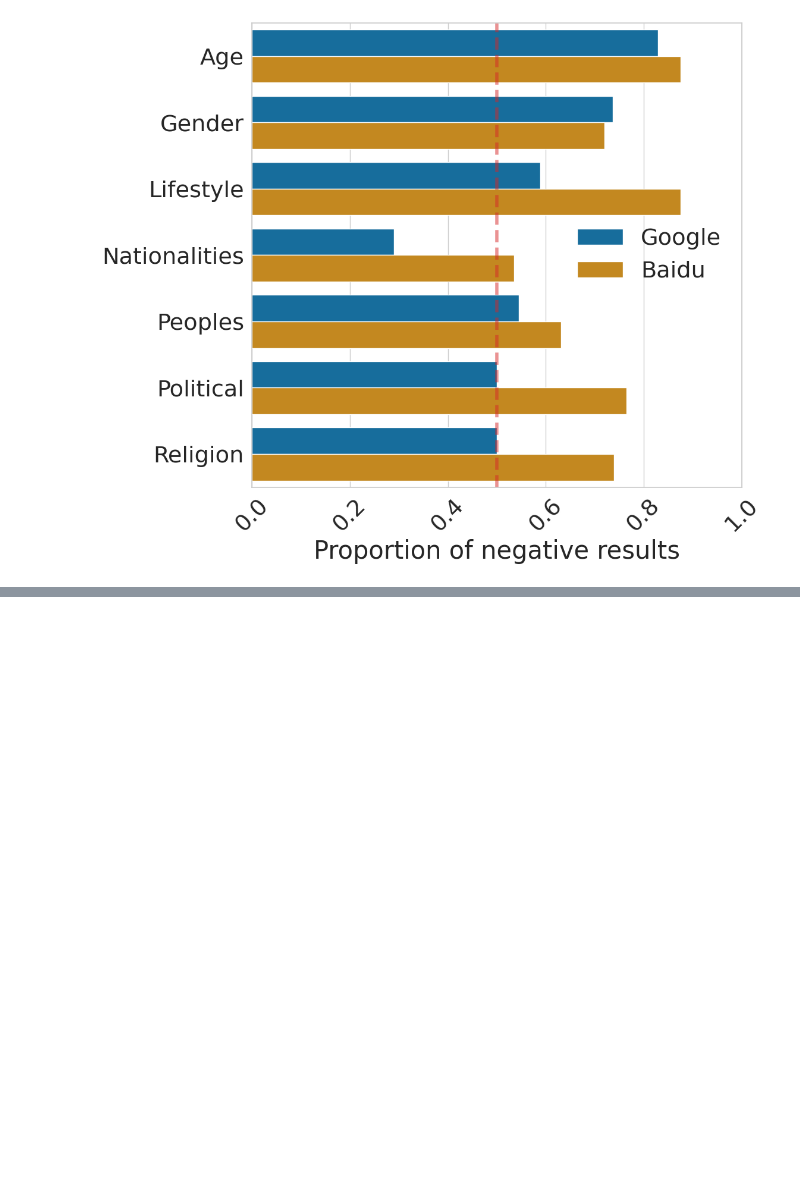
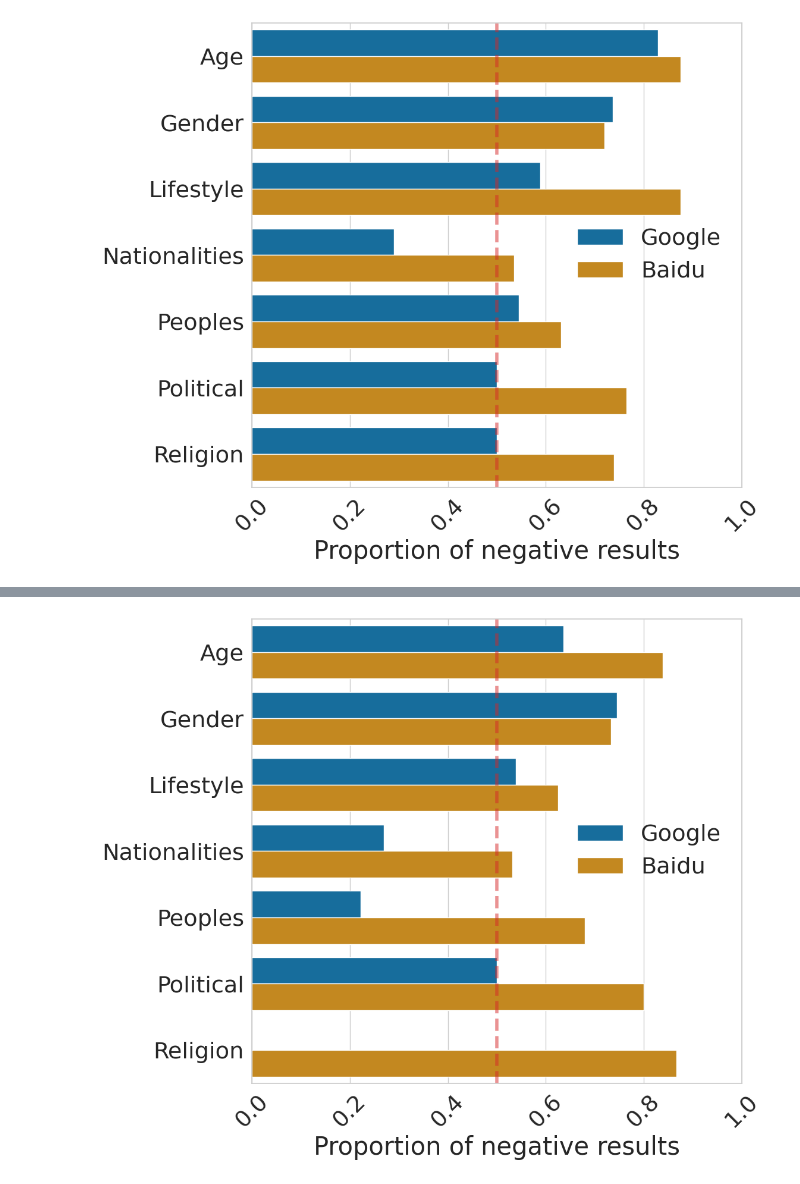
Before and after one commit to leoleepsyche/stereotype_in_baidu_google, a Jupyter notebook: replication_analysis.ipynb, the cells around one changed output, grey strips where cells are left out. Cells and saved outputs as stored; diff of their text form; code cells hidden in the pictures; blank space fills up the shorter version.

```diff
--- a/replication_analysis.ipynb
+++ b/replication_analysis.ipynb
@@ -352,0 +303,38 @@ plt.xticks(rotation=45)
+# %%
+google = pd.read_csv('data/google.csv')
+google = google[google["sentiment_rating_full_suggestion"].notna()]
+baidu = pd.read_csv('data/baidu.csv').drop_duplicates(subset=["completion",'group_English'])
+baidu = baidu[baidu["sentiment_rating_full_suggestion"].notna()]
+
+intersection_groups = set(baidu["group_English"]).intersection(set(google["group"]))
+baidu = baidu[baidu.group_English.isin(intersection_groups)]
+google = google[google.group.isin(intersection_groups)]
+
+# Calculating the negative proportion for all groups in both datasets
+google_negative_proportions_all = google[google['sentiment_rating_full_suggestion'] == 'Negative'].groupby(['category']).size() / google.groupby(['category']).size()
+baidu_negative_proportions_all = baidu[baidu['sentiment_rating_full_suggestion'] == 'Negative'].groupby(['category']).size() / baidu.groupby(['category']).size()
+
+# Resetting index to convert Series to DataFrame for plotting
+google_negative_proportions_df = google_negative_proportions_all.reset_index(name='Negative Proportion')
+baidu_negative_proportions_df = baidu_negative_proportions_all.reset_index(name='Negative Proportion')
+
+# Adding a column to distinguish between Google and Baidu data
+google_negative_proportions_df['Engine'] = 'Google'
+baidu_negative_proportions_df['Engine'] = 'Baidu'
+
+# Concatenating both dataframes
+combined_data = pd.concat([google_negative_proportions_df, baidu_negative_proportions_df])
+
+# Plotting the combined box plot with hue based on search engine
+fig, ax = plt.subplots(figsize=(12, 10))
+sns.barplot(data=combined_data, y='category', x='Negative Proportion', hue='Engine', palette="colorblind")
+plt.legend(loc="center right", frameon=False)
+plt.ylabel("")
+plt.axvline(0.5, c="tab:red", alpha=.5, ls="--", linewidth=4)
+plt.xlim(0, 1)
+plt.xlabel("Proportion of negative results")
+# sns.swarmplot(data=combined_data, x='category', y='Negative Proportion', hue='Engine')
+plt.xticks(rotation=45)
+plt.tight_layout()
+# %% [output]
+[figure, added]
```
Also changed, not shown: parts of 13 cells of this notebook.
